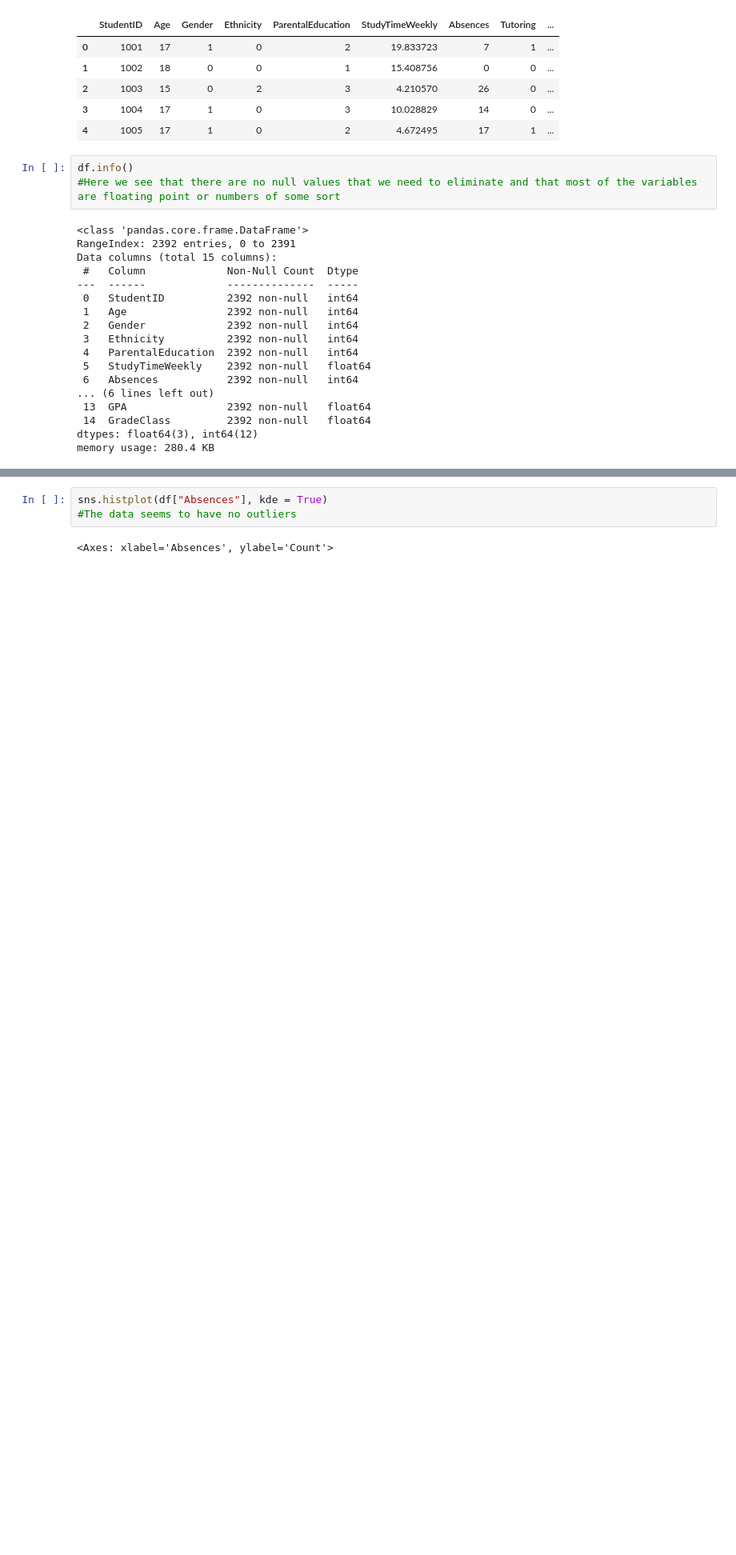
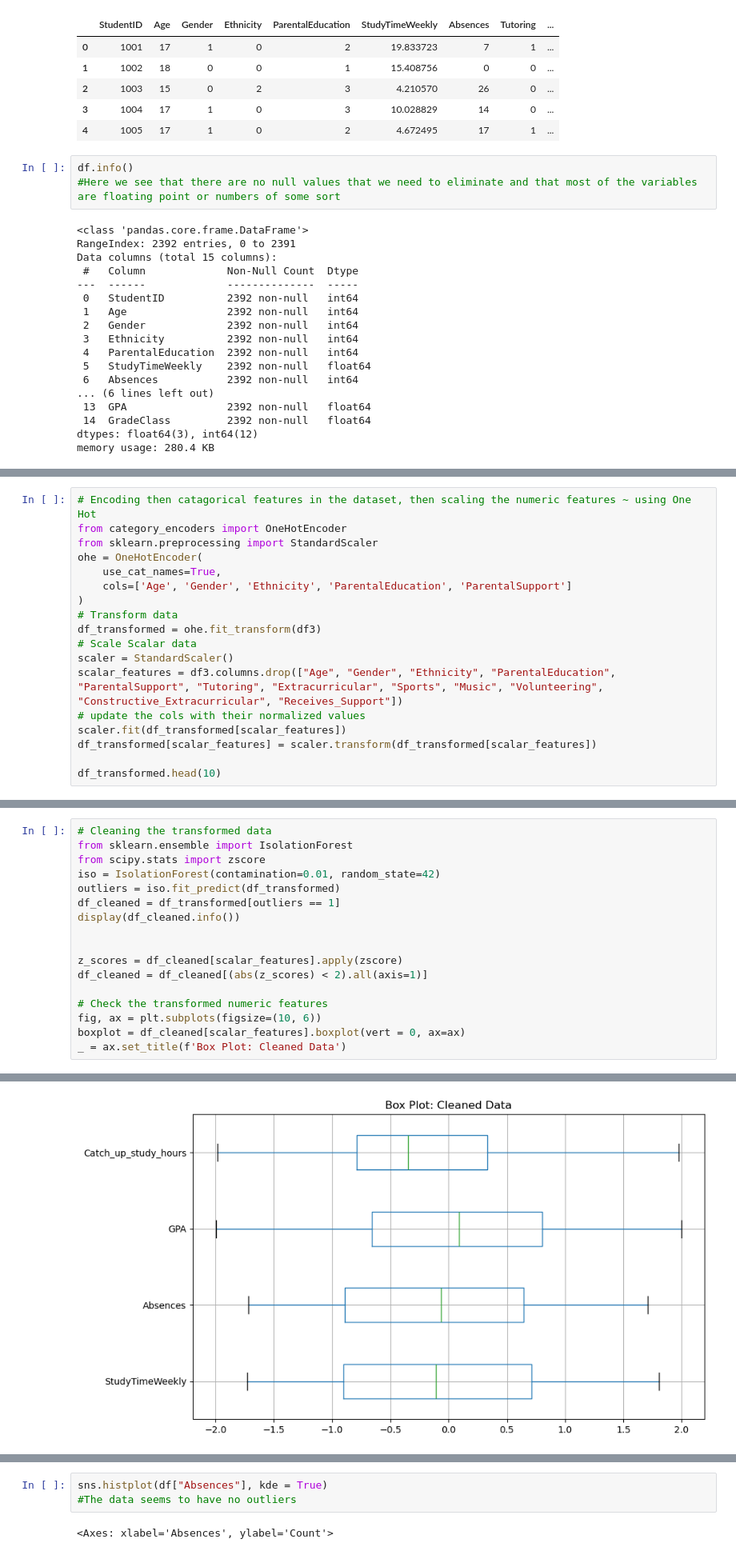
Before and after one commit to KCSchmutz/MLG382_Guided_Project_GroupX, a Jupyter notebook: MLG382_Guided_Project_GroupX_Notebook.ipynb, the cells around one changed output, grey strips where cells are left out. Shown at 80% size. Cells and saved outputs as stored; diff of their text form; blank space fills up the shorter version.

```diff
--- a/MLG382_Guided_Project_GroupX_Notebook.ipynb
+++ b/MLG382_Guided_Project_GroupX_Notebook.ipynb
@@ -131,0 +171,18 @@ plt.show()
+# %%
+# Encoding then catagorical features in the dataset, then scaling the numeric features ~ using One Hot
+from category_encoders import OneHotEncoder
+from sklearn.preprocessing import StandardScaler
+ohe = OneHotEncoder(
+    use_cat_names=True,
+    cols=['Age', 'Gender', 'Ethnicity', 'ParentalEducation', 'ParentalSupport']
+)
+# Transform data
+df_transformed = ohe.fit_transform(df3)
+# Scale Scalar data
+scaler = StandardScaler()
+scalar_features = df3.columns.drop(["Age", "Gender", "Ethnicity", "ParentalEducation", "ParentalSupport", "Tutoring", "Extracurricular", "Sports", "Music", "Volunteering", "Constructive_Extracurricular", "Receives_Support"])
+# update the cols with their normalized values
+scaler.fit(df_transformed[scalar_features])
+df_transformed[scalar_features] = scaler.transform(df_transformed[scalar_features])
+
+df_transformed.head(10)
@@ -131,0 +209,18 @@ plt.show()
+# %%
+# Cleaning the transformed data
+from sklearn.ensemble import IsolationForest
+from scipy.stats import zscore
+iso = IsolationForest(contamination=0.01, random_state=42)
+outliers = iso.fit_predict(df_transformed)
+df_cleaned = df_transformed[outliers == 1]
+display(df_cleaned.info())
+
+
+z_scores = df_cleaned[scalar_features].apply(zscore)
+df_cleaned = df_cleaned[(abs(z_scores) < 2).all(axis=1)]
+
+# Check the transformed numeric features
+fig, ax = plt.subplots(figsize=(10, 6))
+boxplot = df_cleaned[scalar_features].boxplot(vert = 0, ax=ax)
+_ = ax.set_title(f'Box Plot: Cleaned Data')
+# %% [output]
@@ -131,0 +246 @@ plt.show()
+[figure, added]
```
Also changed, not shown: parts of 18 cells of this notebook, 1 other file.
